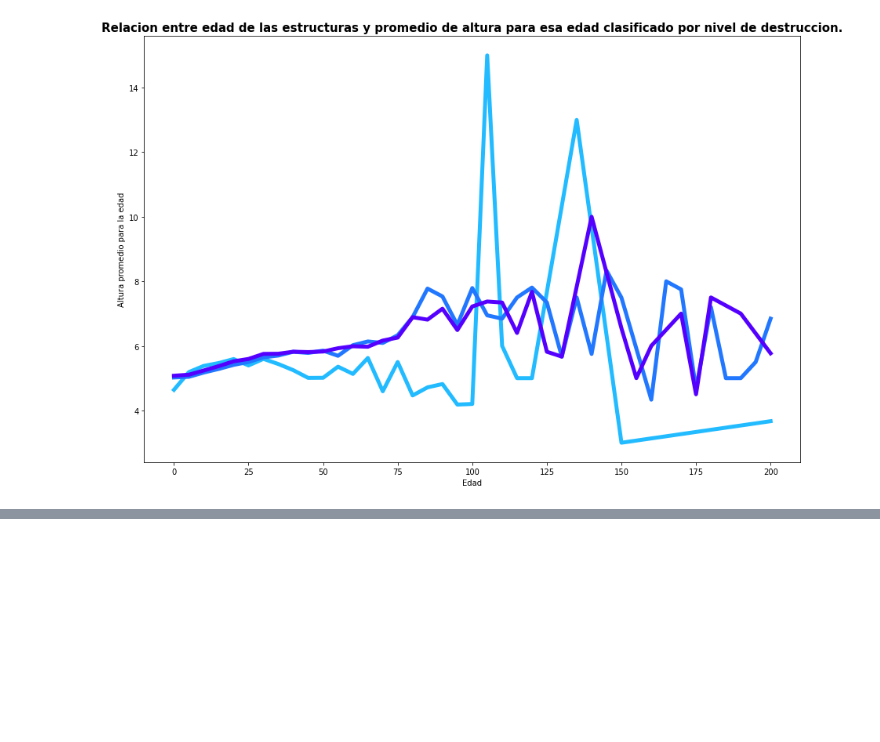
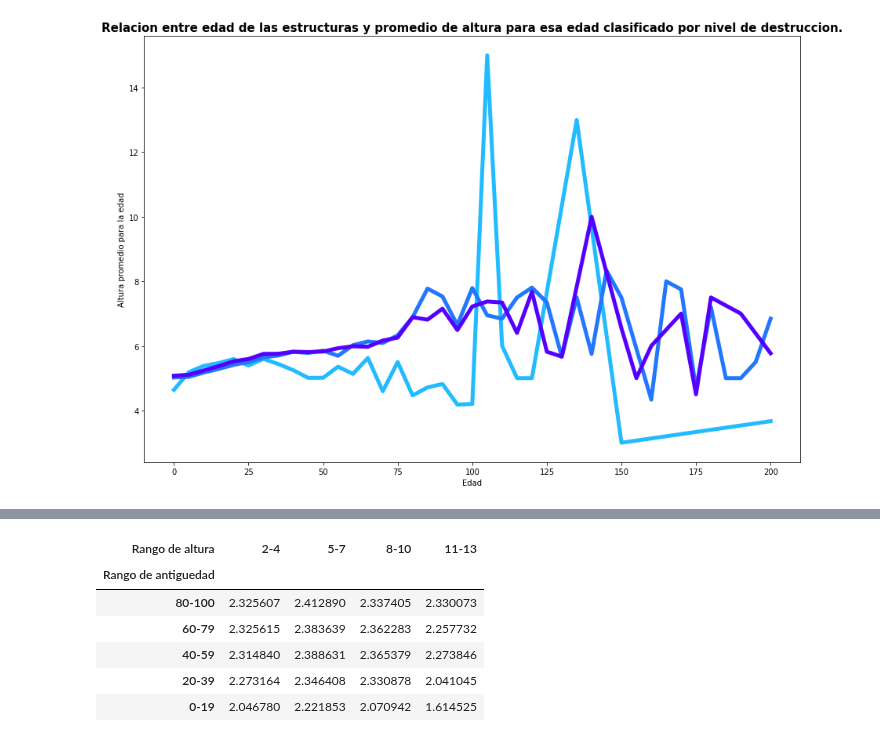
Before and after one commit to joaquinfontela/OrganizacionDeDatos-TP1, a Jupyter notebook: src/Correlations.ipynb, the cells around one changed output, grey strips where cells are left out. Cells and saved outputs as stored; diff of their text form; code cells hidden in the pictures; blank space fills up the shorter version.

```diff
--- a/src/Correlations.ipynb
+++ b/src/Correlations.ipynb
@@ -319,16 +337,25 @@ See the caveats in the documentation: https://pandas.pydata.org/pandas-docs/stab
 # %%
 df = values[["building_id", "age", "height_percentage"]]\
     .merge(labels, left_on="building_id", right_on="building_id")
 df["height_percentage"] = ((df["height_percentage"] + 1) // 3) * 3 - 1
 df["age"] = (df["age"] // 20) * 20
 df["age"] = np.where(df["age"] == 100, 80, df["age"])
 df = df.loc[(df["age"] < 105) & (df["height_percentage"] < 14)]
 df = df.groupby(["age", "height_percentage"]).agg({"damage_grade": "mean"})\
     .pivot_table(index="age", columns="height_percentage", values="damage_grade")
 df.columns = ["2-4", "5-7", "8-10", "11-13"]
 df.columns.name = "Rango de altura"
 df.index = ["0-19", "20-39", "40-59", "60-79", "80-100"]
 df.index.name = "Rango de antiguedad"
 df.sort_index(0, ascending=False, inplace=True)
+df
+# %% [output]
+| Rango de altura | 2-4 | 5-7 | 8-10 | 11-13 |
+| Rango de antiguedad |  |  |  |  |
+| 80-100 | 2.325607 | 2.412890 | 2.337405 | 2.330073 |
+| 60-79 | 2.325615 | 2.383639 | 2.362283 | 2.257732 |
+| 40-59 | 2.314840 | 2.388631 | 2.365379 | 2.273846 |
+| 20-39 | 2.273164 | 2.346408 | 2.330878 | 2.041045 |
+| 0-19 | 2.046780 | 2.221853 | 2.070942 | 1.614525 |
 # %%
 fig, ax = plt.subplots(figsize=(10,10))
```
Also changed, not shown: parts of 2 cells of this notebook, 2 other files.
